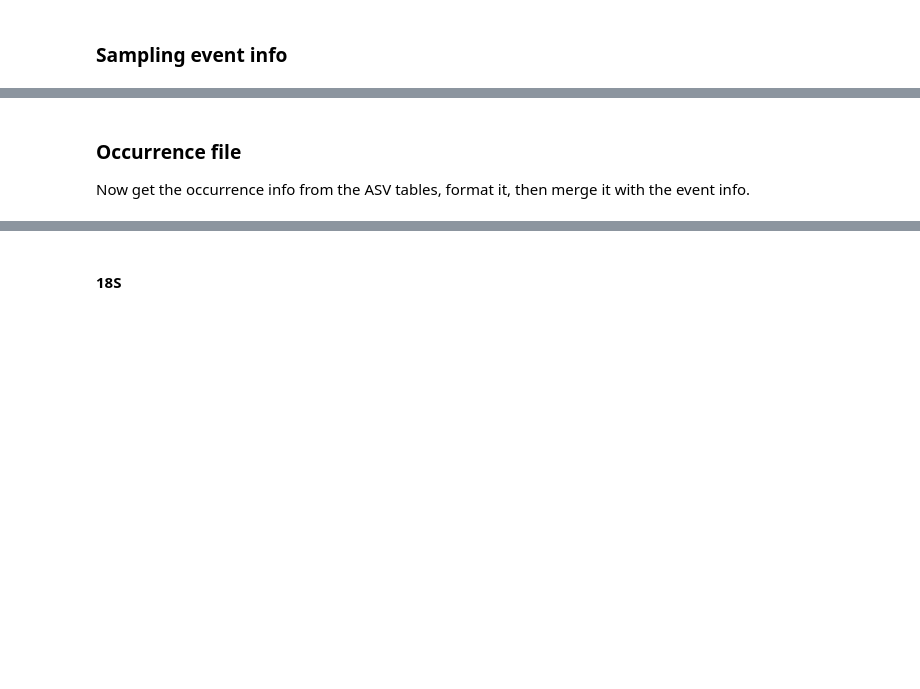
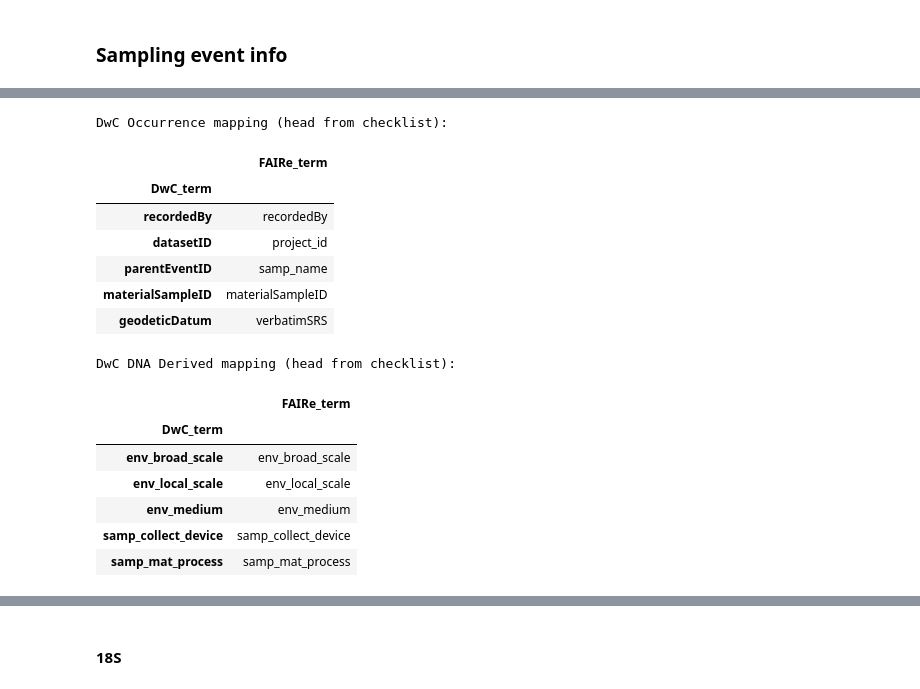
Before and after one commit to aomlomics/edna2obis, a Jupyter notebook: src-v3/edna2obis_conversion_code_v3.ipynb, the cells around one changed output, grey strips where cells are left out. Drawn from its saved outputs; the diff is of its cells as text; code cells hidden in the pictures; blank space fills up the shorter version.

Commit message:
Occurrence Core nearly complete before WoRMS taxonomic assignment

```diff
--- a/src-v3/edna2obis_conversion_code_v3.ipynb
+++ b/src-v3/edna2obis_conversion_code_v3.ipynb
@@ -588,0 +649,18 @@ Dropping from data['experimentRunMetadata']: ['lib_conc', 'lib_conc_unit', 'lib_
+# %%
+# Cell to perform the deletion of rows with empty 'values' from analysisMetadata sheets
+
+if 'analysis_rows_to_drop_info' in locals() and analysis_rows_to_drop_info:
+    print(f"\nRemoving identified rows with empty 'values' from analysisMetadata sheets...")
+    for (assay_name, run_name), indices_to_drop in analysis_rows_to_drop_info.items():
+        if indices_to_drop:
+            try:
+                original_count = len(data['analysis_data_by_assay'][assay_name][run_name])
+                data['analysis_data_by_assay'][assay_name][run_name].drop(index=indices_to_drop, inplace=True)
+                new_count = len(data['analysis_data_by_assay'][assay_name][run_name])
+                print(f"  For Assay: '{assay_name}', Run: '{run_name}': Removed {original_count - new_count} row(s).")
+            except Exception as e:
+                print(f"  An error occurred while dropping rows for Assay: '{assay_name}', Run: '{run_name}': {e}")
+    print("\nFinished removing rows with empty 'values' from analysisMetadata sheets.")
+    # del analysis_rows_to_drop_info # Optional: clear the info variable
+else:
+    print("\nNo rows with empty 'values' were previously identified for deletion from analysisMetadata sheets, or 'analysis_rows_to_drop_info' not found.")
@@ -874,3 +847,0 @@ all_event_data.head()
-# %% [markdown]
-### Occurrence file
-Now get the occurrence info from the ASV tables, format it, then merge it with the event info.
@@ -879,0 +848,36 @@ occ = {}
+# %%
+# dwc_data was loaded in Cell 25 from the checklist.
+# We will use dwc_data['occurrence'] and dwc_data['dnaDerived'] for mapping relevant terms.
+# No separate dwc_data['event'] DataFrame is explicitly built for mapping in this streamlined version.
+# Event-related information will be merged directly.
+
+# TODO: we can probably remove this step
+
+print("DwC Occurrence mapping (head from checklist):")
+if 'occurrence' in dwc_data:
+	display(dwc_data['occurrence'].head())
+else:
+	print("dwc_data['occurrence'] not found.")
+
+print("\nDwC DNA Derived mapping (head from checklist):")
+if 'dnaDerived' in dwc_data:
+	display(dwc_data['dnaDerived'].head())
+else:
+	print("dwc_data['dnaDerived'] not found.")
+# %% [output]
+DwC Occurrence mapping (head from checklist):
+|  | FAIRe_term |
+| DwC_term |  |
+| recordedBy | recordedBy |
+| datasetID | project_id |
+| parentEventID | samp_name |
+| materialSampleID | materialSampleID |
+| geodeticDatum | verbatimSRS |
+DwC DNA Derived mapping (head from checklist):
+|  | FAIRe_term |
+| DwC_term |  |
+| env_broad_scale | env_broad_scale |
+| env_local_scale | env_local_scale |
+| env_medium | env_medium |
+| samp_collect_device | samp_collect_device |
+| samp_mat_process | samp_mat_process |
```
Also changed, not shown: parts of 50 cells of this notebook, 2 other files.
